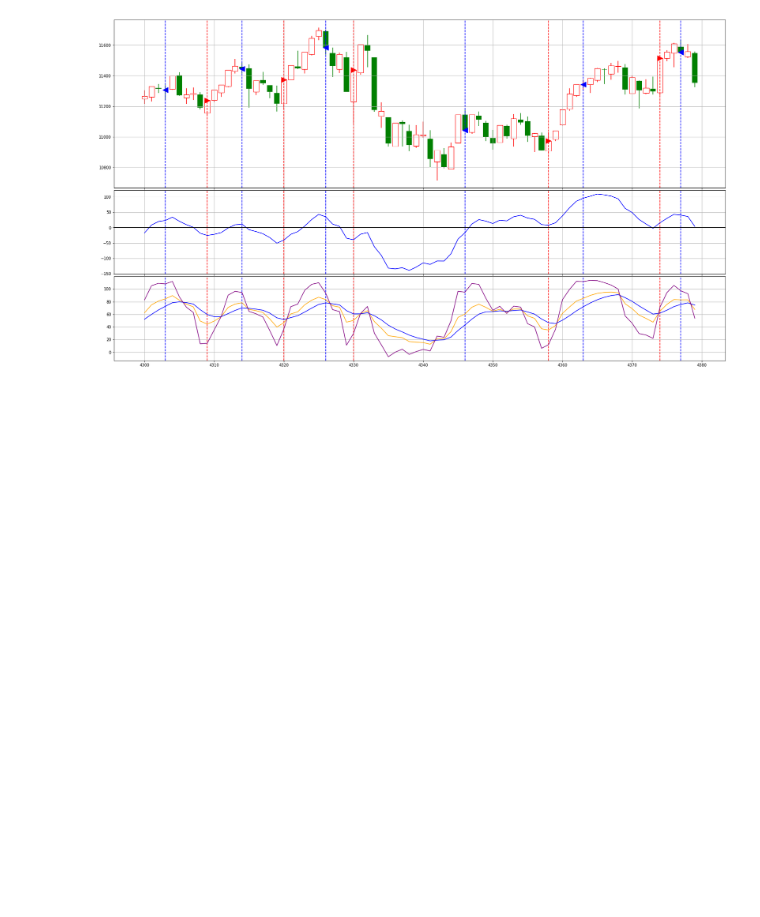
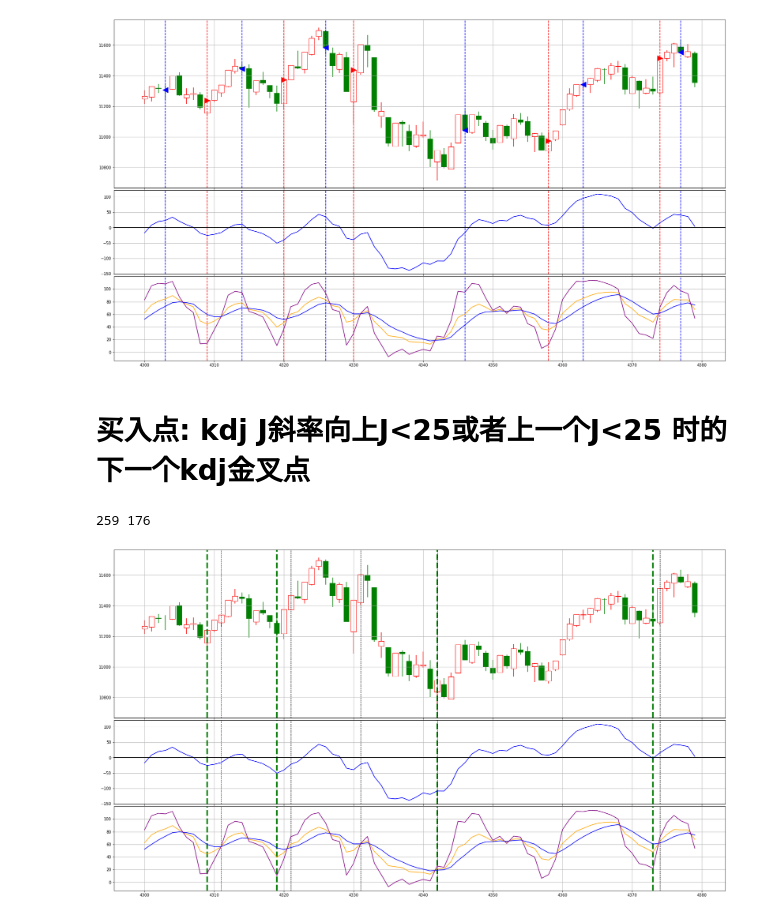
Before and after one commit to JohnCrash/stock, a Jupyter notebook: jupyter/stock-macd-diff.ipynb, the cells around one changed output. Saved outputs shown, nothing was run; the diff lists cells and outputs as text; code cells hidden in the pictures; blank space fills up the shorter version.

```diff
--- a/jupyter/stock-macd-diff.ipynb
+++ b/jupyter/stock-macd-diff.ipynb
@@ -194,8 +194,12 @@ def printTrans(k,ma,tr,bi,ei):
         i = int(ti.item())
         print("sell",i,k[i],ma[i])
 
+def plotVline(axs,v,c,linestyle='--',linewidth=1):
+    for i in range(len(axs)):
+        axs[i].axvline(v,color=c,linestyle=linestyle,linewidth=linewidth)
+
 """显示K线图，可以组合显示mas,kdj,macd"""
-def showKline(k,bi,ei,figsize=(28,16),mas=None,macd=None,kdj=None,trans=None,errors=None,print=False):
+def showKline(k,bi,ei,figsize=(28,16),vlines=None,mas=None,macd=None,kdj=None,trans=None,errors=None,print=False):
     axsInx = 0
     if macd is not None:
         macdInx = axsInx+1
@@ -210,6 +214,13 @@ def showKline(k,bi,ei,figsize=(28,16),mas=None,macd=None,kdj=None,trans=None,err
     fig, axs = plt.subplots(axsInx+1, 1,sharex=True,figsize=figsize,gridspec_kw = gs_kw)
     fig.subplots_adjust(hspace=0.02) #调整子图上下间距
     x = np.linspace(bi,ei-1,ei-bi)
+
+    if vlines is not None:
+        for c in vlines:
+            lines = vlines[c]
+            for v in lines:
+                if v>=bi and v<=ei:
+                    plotVline(axs,v,c,linewidth=4 if c=='red' or c=='green' else 1)
 
     if mas is not None:
         ct = {5:"orange",10:"cornflowerblue",20:"pink",30:"salmon",60:"violet",242:"lime"}
@@ -419,3 +442,35 @@ showKline(kline,4300,4380,macd=macD,kdj=kdJ9,trans=tr)
 # %% [output]
 tensor(0.7981) 156
 [figure]
+# %% [markdown]
+# 买入点: kdj J斜率向上J<25或者上一个J<25 时的下一个kdj金叉点
+# %%
+"""买入点分析"""
+def kdjBuyJ20Pts(k,m,J,kdd,bi,ei,macd):
+    r = 1.
+    prev = m[bi]
+    buy = -1
+    buyi = 0
+    tr = []
+    prevkdd = kdd[0]
+    for i in range(bi+1,ei):
+        macD = m[i]
+        if prev<0 and macD>0 and (J[i-1]<25 or J[i]<25):
+            buy = k[i,4]
+            buyi = i
+        if prevkdd < 0 and kdd[i]>0 and (macd[i]<0 or (macd[i-1]<0 and macd[i]>0)) and i-buyi<=5:
+            tr.append([i])
+        prevkdd = kdd[i]
+        prev = macD
+    return r,np.array(tr)
+# %%
+kdJ9 = kdj(kline,9)
+Jsr = SlopeRates(kdJ9[:,2])
+r,tr = kdjBuyJ20Pts(kline,Jsr,kdJ9[:,2],kdJ9[:,0]-kdJ9[:,1],0,len(kline),macD)
+minpts,maxpts = MacdBestPt(kline,macD)
+buys = tr[:,0]
+print(len(tr),len(minpts))
+showKline(kline,4300,4380,vlines={"green":minpts,"black":buys},macd=macD,kdj=kdJ9)
+# %% [output]
+259 176
+[figure, added]
```
Also changed, not shown: parts of 2 cells of this notebook, 1 other file.
